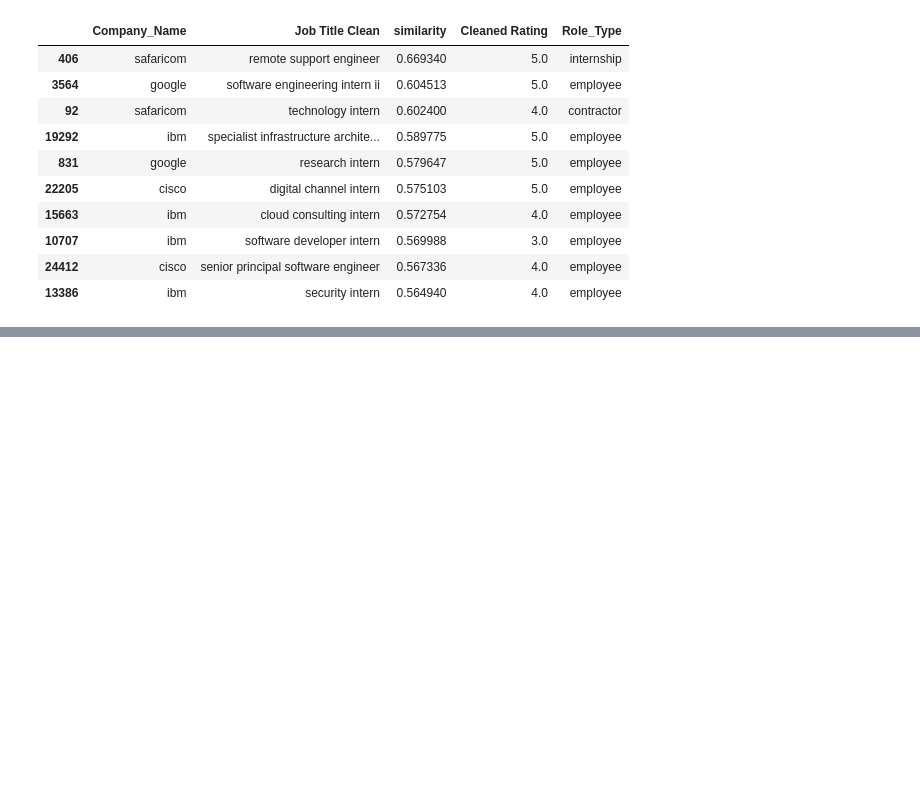
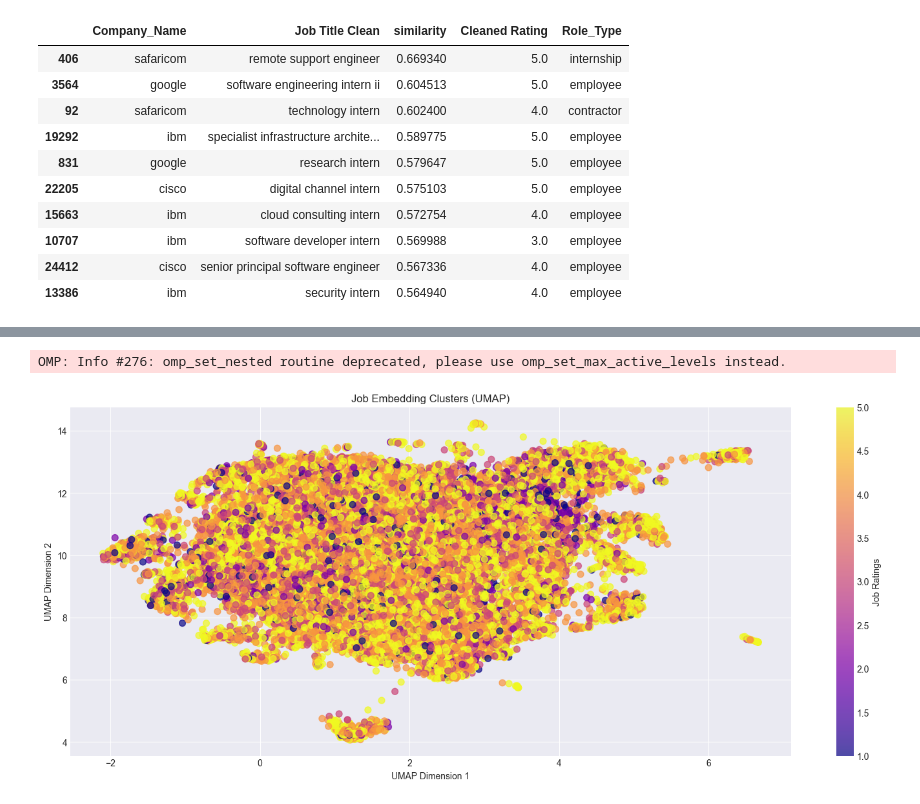
Before and after one commit to Brian342/mergeDataset, a Jupyter notebook: Reviews Project.ipynb, the cells around one changed output, grey strips where cells are left out. Cells and saved outputs as stored; diff of their text form; code cells hidden in the pictures; blank space fills up the shorter version.

```diff
--- a/Reviews Project.ipynb
+++ b/Reviews Project.ipynb
@@ -391,0 +410,17 @@ data2_cleaned['y'] = job_embeddings_2d[:, 1]
+# %%
+# visualization using UMAP
+import umap
+reducer = umap.UMAP(n_neighbors=15, min_dist=.1, random_state=42)
+job_embedding_umap = reducer.fit_transform(job_embeddings)
+
+plt.figure(figsize=(18, 7))
+plt.scatter(job_embedding_umap[:, 0],job_embedding_umap[:, 1],
+           c=data2_cleaned['Cleaned Rating'], cmap='plasma', s=50, alpha=.7)
+plt.colorbar(label="Job Ratings")
+plt.title('Job Embedding Clusters (UMAP)')
+plt.xlabel('UMAP Dimension 1')
+plt.ylabel('UMAP Dimension 2')
+plt.show()
+# %% [output]
+OMP: Info #276: omp_set_nested routine deprecated, please use omp_set_max_active_levels instead.
+[figure, added]
```
Also changed, not shown: parts of 5 cells of this notebook.
